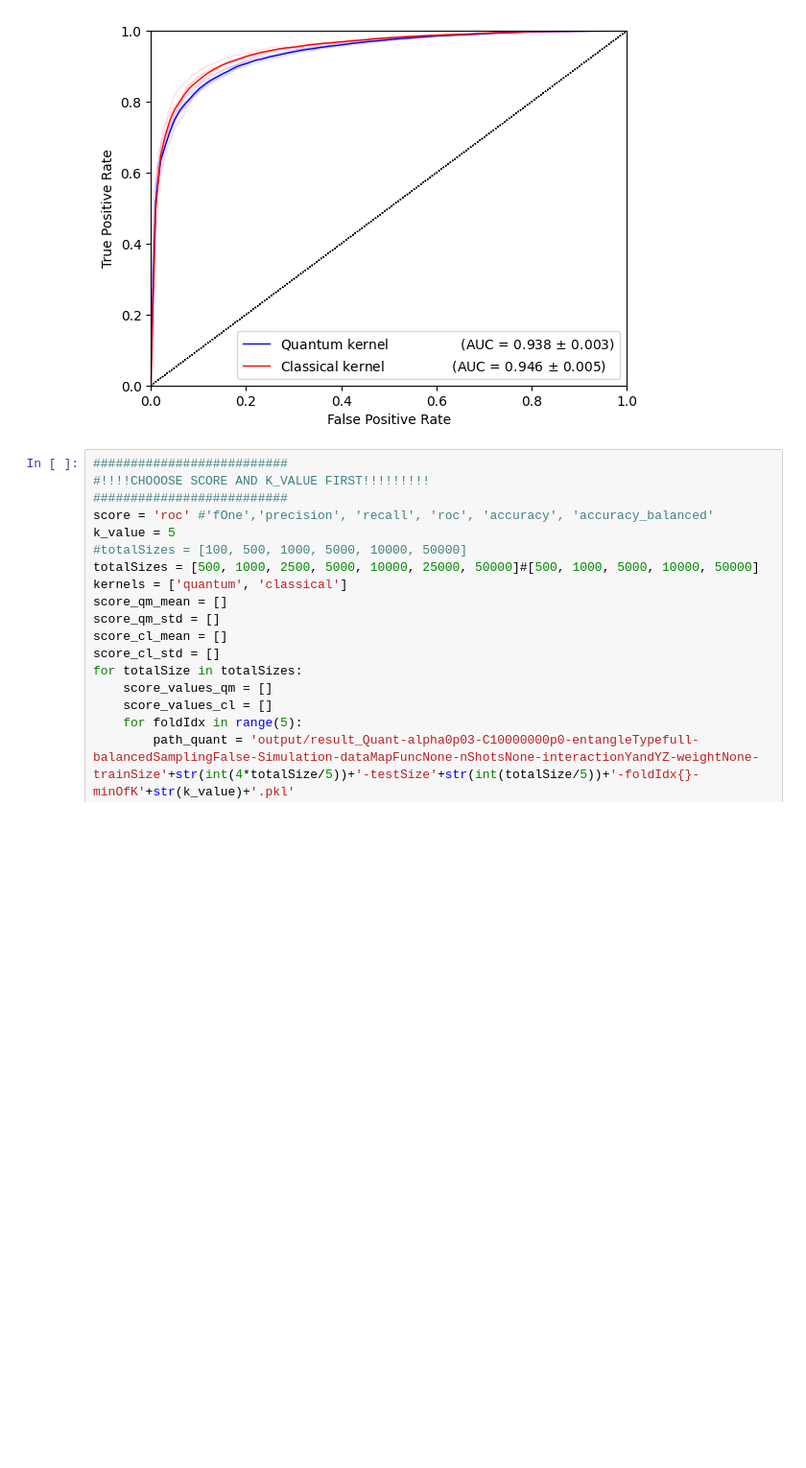
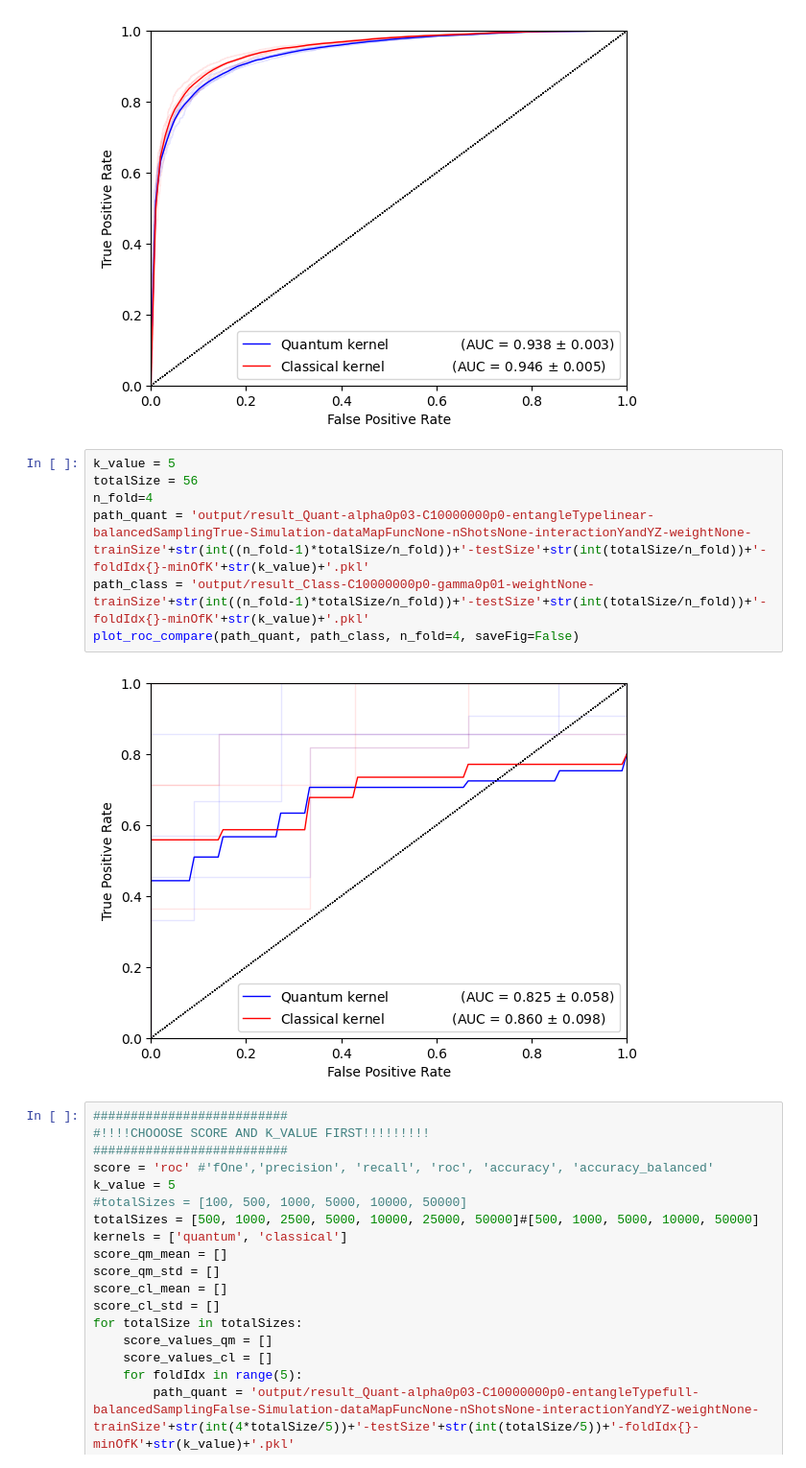
Before and after one commit to mhassans/galaxyMorphology, a Jupyter notebook: Plotting.ipynb, the cells around one changed output. Shown at 96% size. Cells and saved outputs as stored; diff of their text form; blank space fills up the shorter version.

```diff
--- a/Plotting.ipynb
+++ b/Plotting.ipynb
@@ -394,6 +394,15 @@ for totalSize in totalSizes:
         plot_roc_compare(path_quant, path_class, saveFig=False)
 # %% [output]
 [figure]
+# %%
+k_value = 5
+totalSize = 56
+n_fold=4
+path_quant = 'output/result_Quant-alpha0p03-C10000000p0-entangleTypelinear-balancedSamplingTrue-Simulation-dataMapFuncNone-nShotsNone-interactionYandYZ-weightNone-trainSize'+str(int((n_fold-1)*totalSize/n_fold))+'-testSize'+str(int(totalSize/n_fold))+'-foldIdx{}-minOfK'+str(k_value)+'.pkl'
+path_class = 'output/result_Class-C10000000p0-gamma0p01-weightNone-trainSize'+str(int((n_fold-1)*totalSize/n_fold))+'-testSize'+str(int(totalSize/n_fold))+'-foldIdx{}-minOfK'+str(k_value)+'.pkl'
+plot_roc_compare(path_quant, path_class, n_fold=4, saveFig=False)
+# %% [output]
+[figure, added]
 # %%
 ##########################
 #!!!!CHOOOSE SCORE AND K_VALUE FIRST!!!!!!!!!
```
Also changed, not shown: 2 other files.
